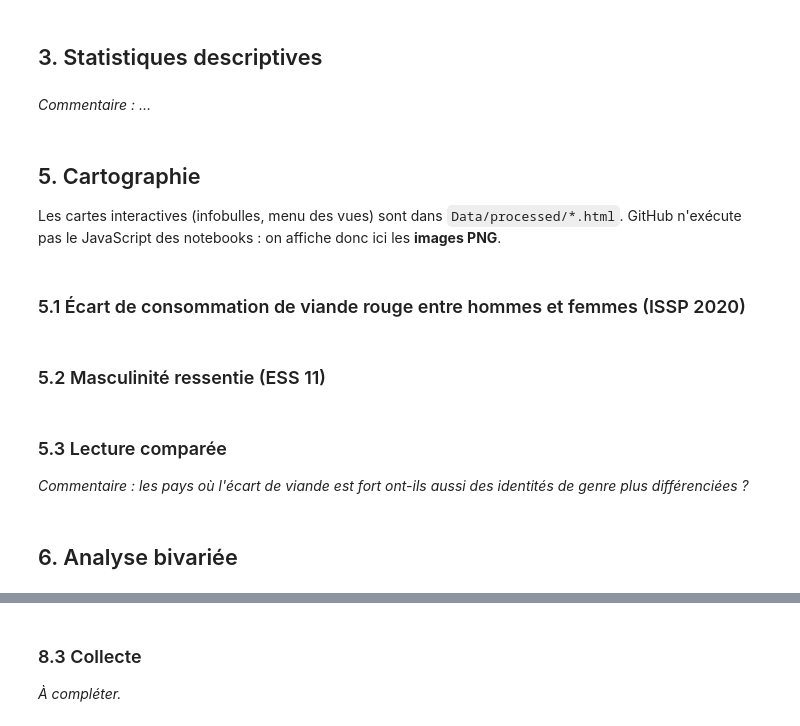
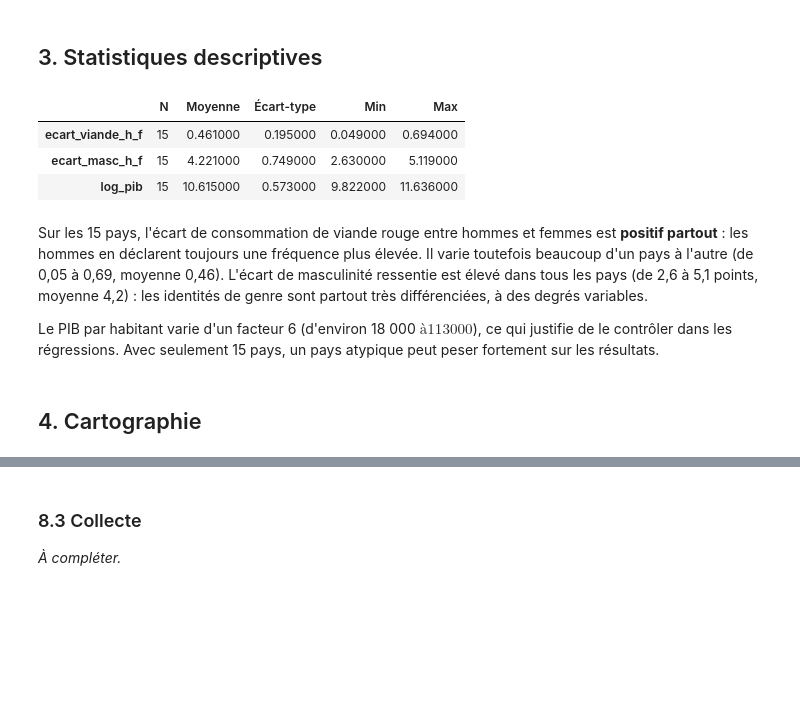
Before and after one commit to EmnaLarbi/Projet_01_ENSAE_2A, a Jupyter notebook: notebook.ipynb, the cells around one changed output, grey strips where cells are left out. Saved outputs shown, nothing was run; the diff lists cells and outputs as text; code cells hidden in the pictures; blank space fills up the shorter version.

Commit message:
notebook - section 4

```diff
--- a/notebook.ipynb
+++ b/notebook.ipynb
@@ -226,9 +253,18 @@ plt.show()
+# %%
+afficher_sortie("statistiques_descriptives.tex")
+# %% [output]
+|  | N | Moyenne | Écart-type | Min | Max |
+| ecart_viande_h_f | 15 | 0.461000 | 0.195000 | 0.049000 | 0.694000 |
+| ecart_masc_h_f | 15 | 4.221000 | 0.749000 | 2.630000 | 5.119000 |
+| log_pib | 15 | 10.615000 | 0.573000 | 9.822000 | 11.636000 |
 # %% [markdown]
-*Commentaire : …*
+Sur les 15 pays, l'écart de consommation de viande rouge entre hommes et femmes est **positif partout** :
+les hommes en déclarent toujours une fréquence plus élevée. Il varie toutefois beaucoup d'un pays à l'autre
+(de 0,05 à 0,69, moyenne 0,46). L'écart de masculinité ressentie est élevé dans tous les pays (de 2,6 à 5,1 points,
+moyenne 4,2) : les identités de genre sont partout très différenciées, à des degrés variables.
+
+Le PIB par habitant
+varie d'un facteur 6 (d'environ 18 000 $ à 113 000 $), ce qui justifie de le contrôler dans les régressions.
+Avec seulement 15 pays, un pays atypique peut peser fortement sur les résultats.
 # %% [markdown]
-## 5. Cartographie
-
-Les cartes interactives (infobulles, menu des vues) sont dans `Data/processed/*.html`.
-GitHub n'exécute pas le JavaScript des notebooks : on affiche donc ici les **images PNG**.
+## 4. Cartographie
-# %% [markdown]
-### 5.1 Écart de consommation de viande rouge entre hommes et femmes (ISSP 2020)
@@ -251,2 +270,0 @@ print("Version interactive :", PROCESSED / "carte_viande_genre.html")
-# %% [markdown]
-### 5.2 Masculinité ressentie (ESS 11)
@@ -261,6 +270,0 @@ print("Version interactive :", PROCESSED / "carte_masculinite.html")
-# %% [markdown]
-### 5.3 Lecture comparée
-
-*Commentaire : les pays où l'écart de viande est fort ont-ils aussi des identités de genre plus différenciées ?*
-# %% [markdown]
-## 6. Analyse bivariée
```
Also changed, not shown: parts of 18 cells of this notebook, 5 other files.
